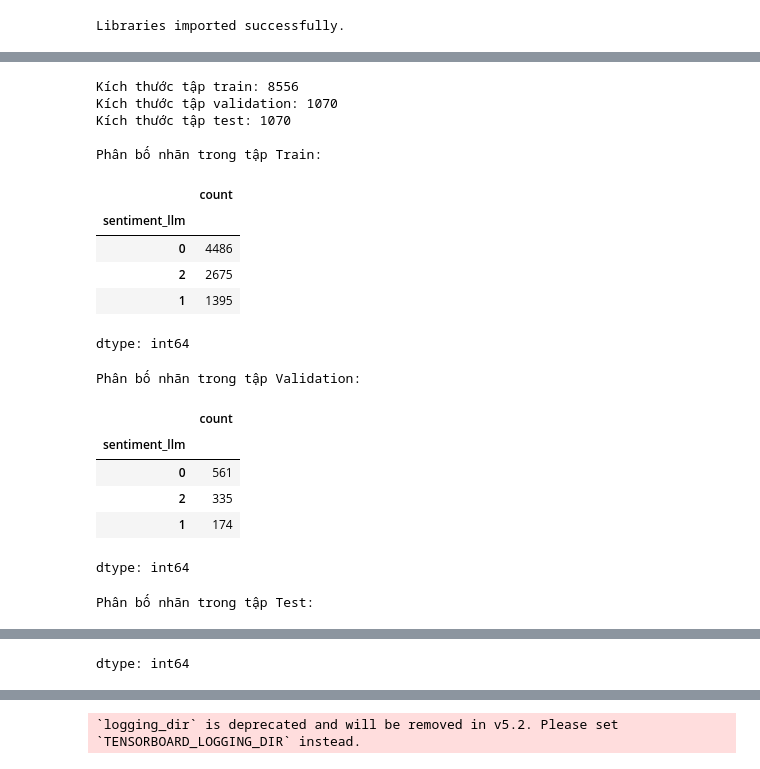
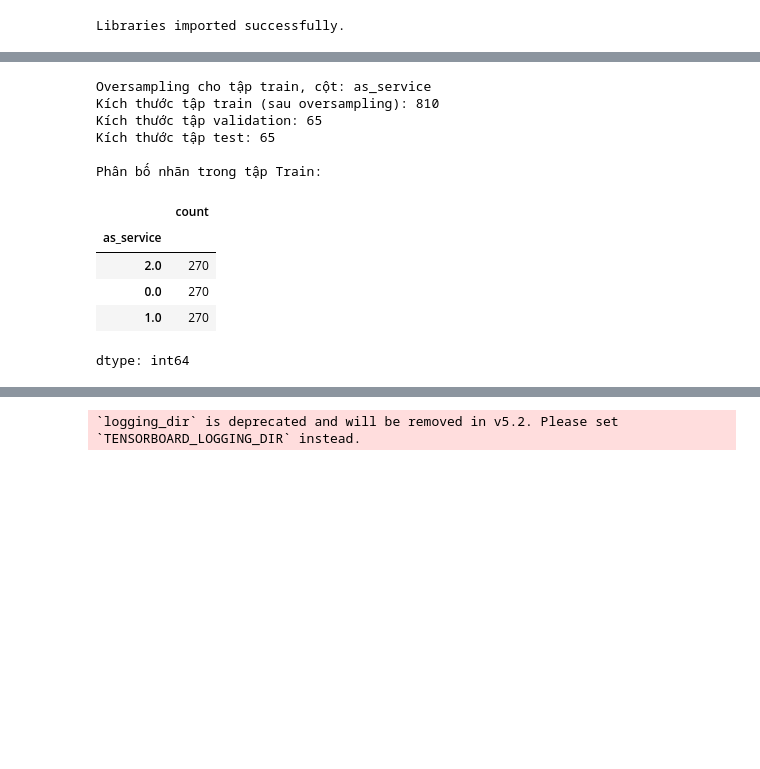
Before and after one commit to nhunggnguyen04/NCKH, a Jupyter notebook: Phobert_finetuning.ipynb, the cells around one changed output, grey strips where cells are left out. Drawn from its saved outputs; the diff is of its cells as text; code cells hidden in the pictures; blank space fills up the shorter version.

```diff
--- a/Phobert_finetuning.ipynb
+++ b/Phobert_finetuning.ipynb
@@ -58,6 +102,6 @@ Libraries imported successfully.
 # %%
 # Load bộ dữ liệu training
-df = pd.read_csv('/content/drive/MyDrive/Data Training/train_data_clean.csv')
+df = pd.read_csv('/content/drive/MyDrive/train_data_clean_dup.csv')
 
 # Fill các dữ liệu thiếu
 if 'content' in df.columns:
@@ -74,4 +117,0 @@ display(df.head())
-# %%
-MODEL_NAME = "vinai/phobert-base"
-TEXT_COL = "content"
-LABEL_COL = "sentiment_llm"   # đổi lần lượt thành các aspect khác
@@ -77,0 +122,12 @@ LABEL_COL = "sentiment_llm"   # đổi lần lượt thành các aspect khác
+# %%
+# Hiển thị bộ dữ liệu chưa lọc NaN
+print("Số lượng giá trị NaN trước khi lọc:")
+display(df[LABEL_COL].isna().sum())
+
+# Drop dòng có NaN
+df = df.dropna(subset=[LABEL_COL])
+
+print("Số lượng giá trị NaN sau khi lọc:")
+display(df[LABEL_COL].isna().sum())
+print("Phân bố nhãn:")
+display(df[LABEL_COL].value_counts())
@@ -78,49 +146,59 @@ LABEL_COL = "sentiment_llm"   # đổi lần lượt thành các aspect khác
 # %%
-# Chia tập balanced thành train (80%) và temp (20%)
+from sklearn.model_selection import train_test_split
+from sklearn.utils import resample
+import pandas as pd
+
+# Chia tập train/test/validation theo tỷ lệ 80/10/10
+# Chia tập gốc (df) thành train (80%) và temp (20%)
 train_df, temp_df = train_test_split(
     df,
     test_size=0.2,
     stratify=df[LABEL_COL],
     random_state=42
 )
 
 # Chia tiếp temp thành val (10%) và test (10%)
 val_df, test_df = train_test_split(
     temp_df,
     test_size=0.5,
     stratify=temp_df[LABEL_COL],
     random_state=42
 )
 
-print(f"Kích thước tập train: {len(train_df)}")
+# Thực hiện Oversampling trên tập train_df (Oversampling giúp cân bằng dữ liệu)
+print(f"Oversampling cho tập train, cột: {LABEL_COL}")
+max_count = train_df[LABEL_COL].value_counts().max()
+
+resampled_dfs = []
+for label in train_df[LABEL_COL].unique():
+    df_label = train_df[train_df[LABEL_COL] == label]
+    df_label_upsampled = resample(
+        df_label,
+        replace=True,
+        n_samples=max_count,
+        random_state=42
+    )
+    resampled_dfs.append(df_label_upsampled)
+
+# Gộp lại và tráo dữ liệu
+train_df = pd.concat(resampled_dfs).sample(frac=1, random_state=42).reset_index(drop=True)
+
+print(f"Kích thước tập train (sau oversampling): {len(train_df)}")
 print(f"Kích thước tập validation: {len(val_df)}")
-print(f"Kích thước tập test: {len(test_df)}")
+print(f"Kích thước tập test: {len(test_df)}\n")
 
-print("\nPhân bố nhãn trong tập Train:")
+print("Phân bố nhãn trong tập Train:")
 display(train_df[LABEL_COL].value_counts())
-
-print("\nPhân bố nhãn trong tập Validation:")
-display(val_df[LABEL_COL].value_counts())
-
-print("\nPhân bố nhãn trong tập Test:")
-display(test_df[LABEL_COL].value_counts())
 # %% [output]
-Kích thước tập train: 8556
-Kích thước tập validation: 1070
-Kích thước tập test: 1070
+Oversampling cho tập train, cột: as_service
+Kích thước tập train (sau oversampling): 810
+Kích thước tập validation: 65
+Kích thước tập test: 65
 
 Phân bố nhãn trong tập Train:
 |  | count |
-| sentiment_llm |  |
-| 0 | 4486 |
-| 2 | 2675 |
-| 1 | 1395 |
+| as_service |  |
+| 2.0 | 270 |
+| 0.0 | 270 |
+| 1.0 | 270 |
 dtype: int64
-Phân bố nhãn trong tập Validation:
-|  | count |
-| sentiment_llm |  |
-| 0 | 561 |
-| 2 | 335 |
-| 1 | 174 |
-dtype: int64
-Phân bố nhãn trong tập Test:
@@ -132 +204,0 @@ Phân bố nhãn trong tập Test:
-dtype: int64
```
Also changed, not shown: parts of 23 cells of this notebook.
